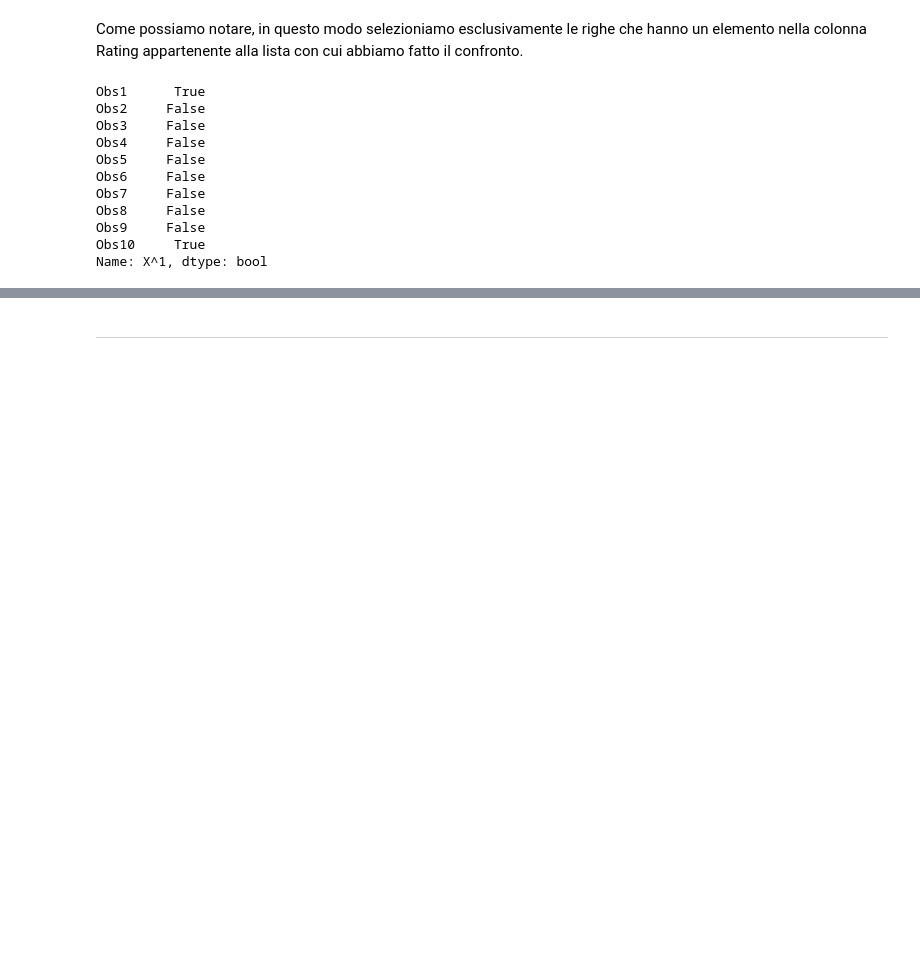
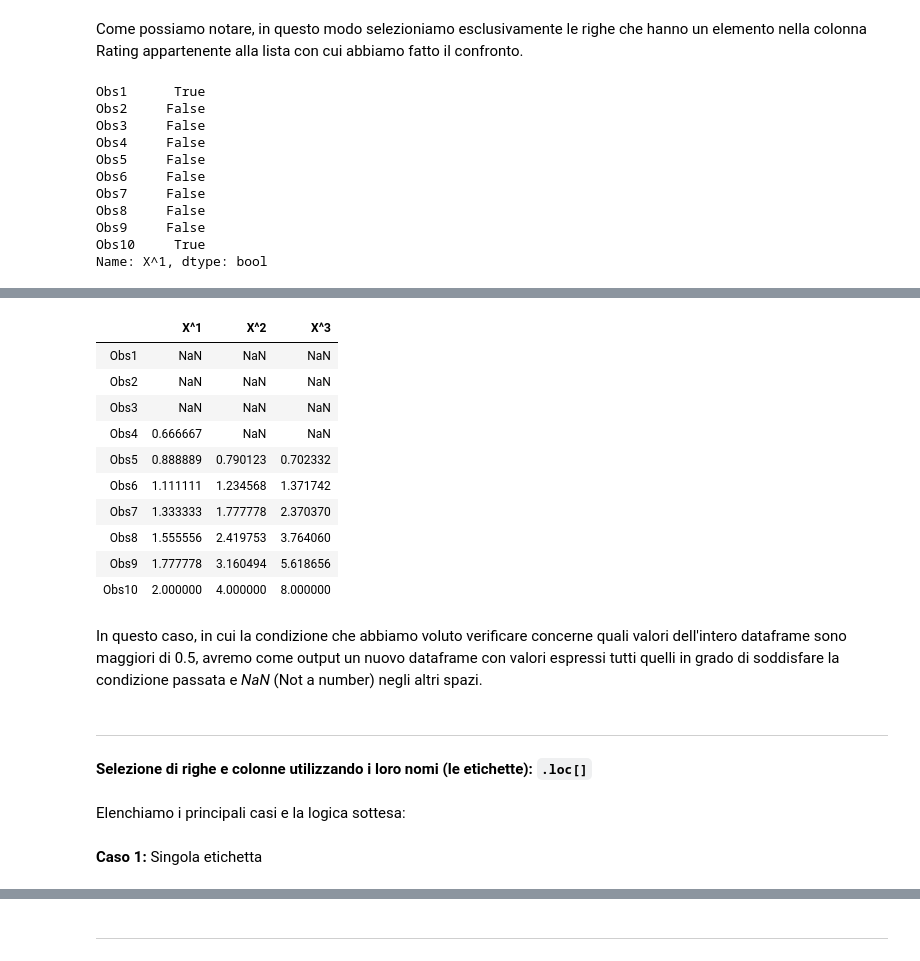
Before and after one commit to simonelucchesi/Python_room, a Jupyter notebook: Notebooks/Python room 2 .ipynb, the cells around one changed output, grey strips where cells are left out. Cells and saved outputs as stored; diff of their text form; code cells hidden in the pictures; blank space fills up the shorter version.

```diff
--- a/Notebooks/Python room 2 .ipynb
+++ b/Notebooks/Python room 2 .ipynb
@@ -977,0 +1064,24 @@ Name: X^1, dtype: bool
+# %%
+new_dataframe[new_dataframe > 0.5]
+# %% [output]
+|  | X^1 | X^2 | X^3 |
+| Obs1 | NaN | NaN | NaN |
+| Obs2 | NaN | NaN | NaN |
+| Obs3 | NaN | NaN | NaN |
+| Obs4 | 0.666667 | NaN | NaN |
+| Obs5 | 0.888889 | 0.790123 | 0.702332 |
+| Obs6 | 1.111111 | 1.234568 | 1.371742 |
+| Obs7 | 1.333333 | 1.777778 | 2.370370 |
+| Obs8 | 1.555556 | 2.419753 | 3.764060 |
+| Obs9 | 1.777778 | 3.160494 | 5.618656 |
+| Obs10 | 2.000000 | 4.000000 | 8.000000 |
+# %% [markdown]
+In questo caso, in cui la condizione che abbiamo voluto verificare concerne quali valori dell'intero dataframe sono maggiori di 0.5, avremo come output un nuovo dataframe con valori espressi tutti quelli in grado di soddisfare la condizione passata e _NaN_ (Not a number) negli altri spazi.
+# %% [markdown]
+---
+# %% [markdown]
+**Selezione di righe e colonne utilizzando i loro nomi (le etichette): `.loc[]`**
+# %% [markdown]
+Elenchiamo i principali casi e la logica sottesa:
+# %% [markdown]
+**Caso 1:** Singola etichetta
```
Also changed, not shown: parts of 57 cells of this notebook.
